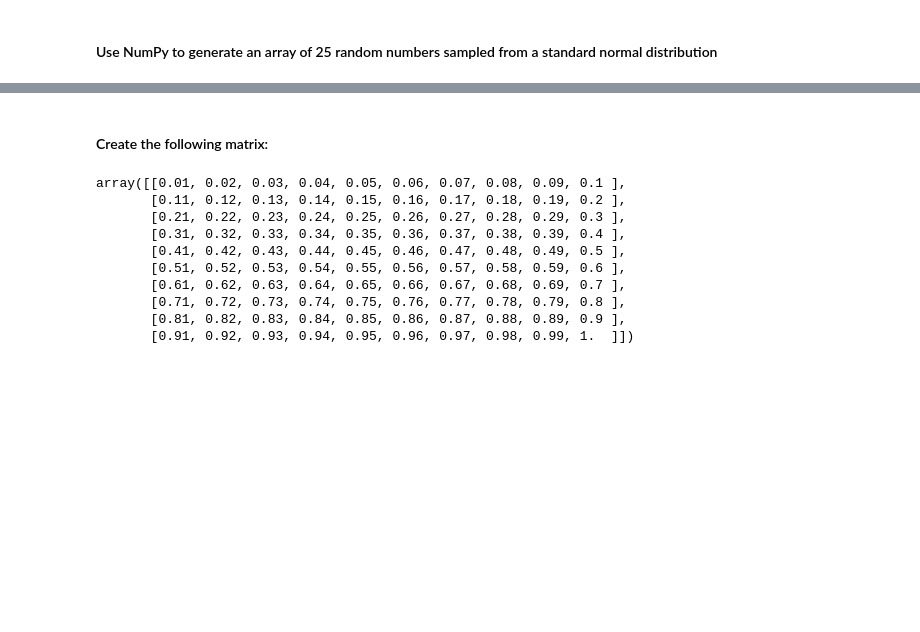
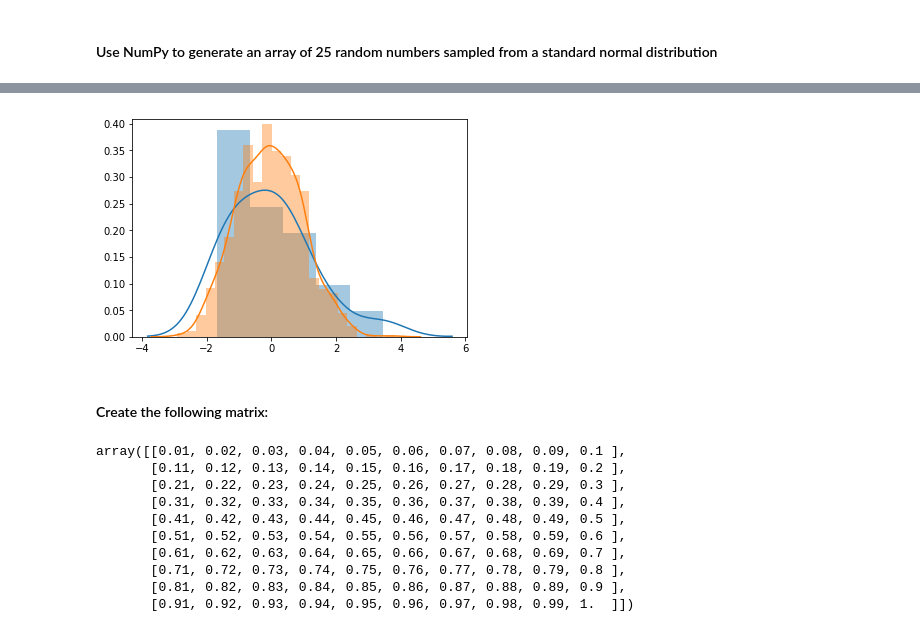
Before and after one commit to Jayanth-Kulkarni/Data_Science_ML_Bootcamp, a Jupyter notebook: Numpy_Basics.ipynb, the cells around one changed output, grey strips where cells are left out. Drawn from its saved outputs; the diff is of its cells as text; code cells hidden in the pictures; blank space fills up the shorter version.

```diff
--- a/Numpy_Basics.ipynb
+++ b/Numpy_Basics.ipynb
@@ -72,3 +81,12 @@ array([-0.57112503,  1.34744124,  0.35904808,  0.61591856,  0.78242073,
+# %%
+import seaborn as sns
+import pandas as pd
+
+for i in [20,1000]:
+    rand_arr =  np.random.randn(i)
+    sns.distplot(pd.DataFrame(rand_arr),label=str(i))
+# %% [output]
+[figure, added]
 # %% [markdown]
 #### Create the following matrix:
 # %%
```
Also changed, not shown: parts of 17 cells of this notebook, 15 other files.
